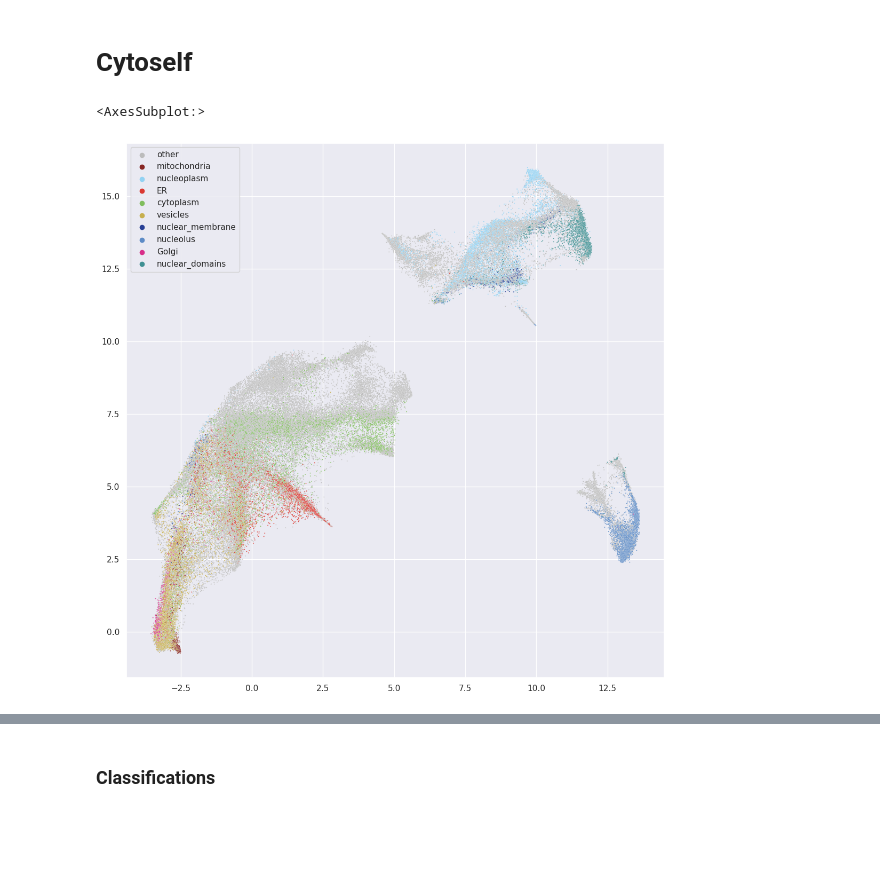
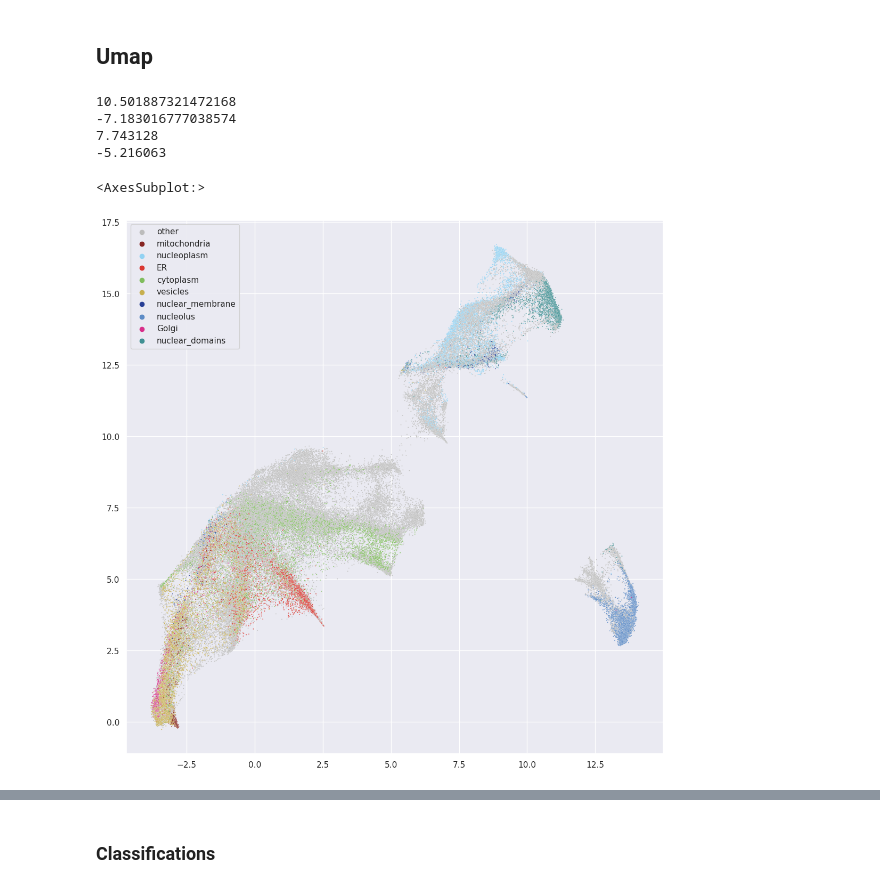
Before and after one commit to sofroniewn/proteoscope, a Jupyter notebook: notebooks/proteoscope-results.ipynb, the cells around one changed output, grey strips where cells are left out. Drawn from its saved outputs; the diff is of its cells as text; code cells hidden in the pictures; blank space fills up the shorter version.

```diff
--- a/notebooks/proteoscope-results.ipynb
+++ b/notebooks/proteoscope-results.ipynb
@@ -240,4 +199,4 @@ interactive(children=(IntSlider(value=215, description='jj', max=431), Output())
 # %% [markdown]
-# Cytoself
+## Umap
 # %%
 import zarr
@@ -252,4 +210,18 @@ localizations = np.load(join(datapath, "localizations_2.npy"))
+# %%
+labels = pdm.val_images_dataset.labels
+latents = z.get_orthogonal_selection(list(labels.index))
+latents = latents.reshape(latents.shape[0], -1)
+# %%
+print(latents.max())
+print(latents.min())
+print(predicted_latents.max())
+print(predicted_latents.min())
+# %% [output]
+10.501887321472168
+-7.183016777038574
+7.743128
+-5.216063
 # %%
 from joblib import load
 
-reducer = load(join(datapath,'umap_model_2.joblib'))
+reducer = load(join(datapath,'umap_model_2a.joblib'))
@@ -259,3 +228,5 @@ localizations[localizations == ''] = 'other'
+# %%
+reduced_latent = reducer.transform(latents)
 # %%
 import seaborn as sns
 
@@ -273,9 +244,12 @@ label_colors = {
 }
 for key, values in label_colors.items():
     label_colors[key] = np.array(values) / 255
+# %%
+localizations = np.array(labels['localization'])
+localizations[localizations == ''] = 'other'
 # %%
 sns.set(rc={"figure.figsize":(13, 13)})
-sns.scatterplot(x=reduced_embedding[:, 0], y=reduced_embedding[:, 1], hue=localizations, s=2, alpha=0.9, palette=label_colors)
+sns.scatterplot(x=reduced_latent[:, 0], y=reduced_latent[:, 1], hue=localizations, s=2, alpha=0.9, palette=label_colors)
 # %% [output]
 <AxesSubplot:>
-[figure, old version]
+[figure, new version]
```
Also changed, not shown: parts of 64 cells of this notebook, 9 other files.
